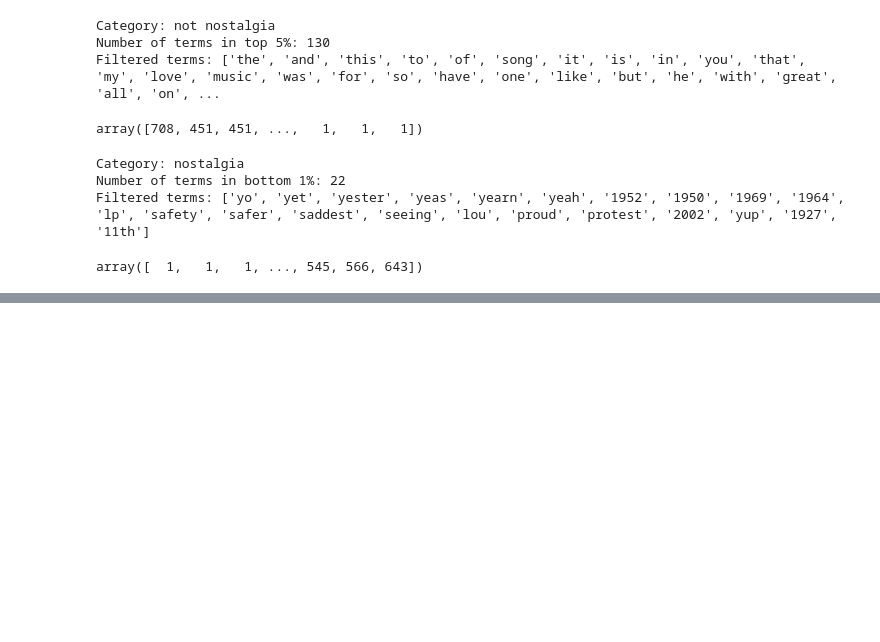
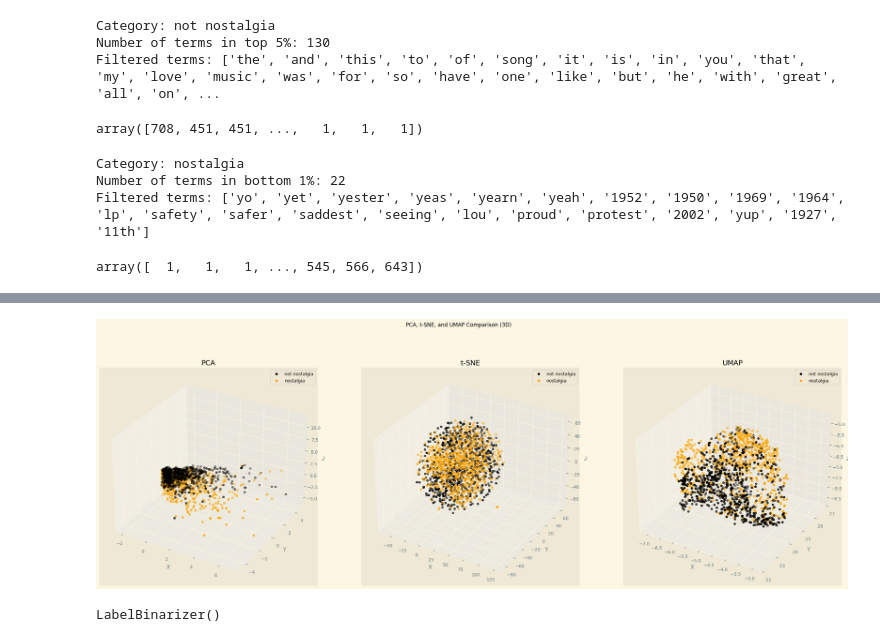
Before and after one commit to alan0502/DMLab1, a Jupyter notebook: DM2024-Lab1-Master/Secondpart.ipynb, the cells around one changed output, grey strips where cells are left out. Saved outputs shown, nothing was run; the diff lists cells and outputs as text; code cells hidden in the pictures; blank space fills up the shorter version.

```diff
--- a/DM2024-Lab1-Master/Secondpart.ipynb
+++ b/DM2024-Lab1-Master/Secondpart.ipynb
@@ -437,8 +433,8 @@ list(df[0:1]['unigrams'])
 from sklearn.feature_extraction.text import CountVectorizer
 
 count_vect = CountVectorizer()
-X_counts = count_vect.fit_transform(df.comment) #learn the vocabulary and return document-term matrix
-print(X_counts[0])
+df_counts = count_vect.fit_transform(X.comment) #learn the vocabulary and return document-term matridf
+print(df_counts[0])
 # %% [output]
 <Compressed Sparse Row sparse matrix of dtype 'int64'
         with 45 stored elements and shape (1, 3730)>
@@ -948,0 +1332,43 @@ Sparsity : 0.9972577329521729
+# %%
+from mpl_toolkits.mplot3d import Axes3D  # For 3D plotting
+
+# 更新降維處理，將結果降到三維
+X_pca_tdm = PCA(n_components=3).fit_transform(tdm_df.values)
+X_tsne_tdm = TSNE(n_components=3).fit_transform(tdm_df.values)
+X_umap_tdm = umap.UMAP(n_components=3).fit_transform(tdm_df.values)
+
+# 設置顏色
+col = ['black', 'orange']
+categories = X['sentiment'].unique()
+
+# 創建 3 個 3D 子圖
+fig = plt.figure(figsize=(30, 10))
+fig.suptitle('PCA, t-SNE, and UMAP Comparison (3D)')
+
+# 定義一個函數來為每個方法創建 3D 散點圖
+def plot_3d_scatter(ax, X_reduced, title):
+    for c, category in zip(col, categories):
+        xs = X_reduced[X['sentiment'] == category].T[0]
+        ys = X_reduced[X['sentiment'] == category].T[1]
+        zs = X_reduced[X['sentiment'] == category].T[2]
+        ax.scatter(xs, ys, zs, c=c, marker='o', label=category)
+
+    ax.set_title(title)
+    ax.set_xlabel('X')
+    ax.set_ylabel('Y')
+    ax.set_zlabel('Z')
+    ax.legend(loc='upper right')
+
+# 創建子圖和 3D 散點圖
+ax1 = fig.add_subplot(131, projection='3d')  # PCA
+plot_3d_scatter(ax1, X_pca_tdm, 'PCA')
+
+ax2 = fig.add_subplot(132, projection='3d')  # t-SNE
+plot_3d_scatter(ax2, X_tsne_tdm, 't-SNE')
+
+ax3 = fig.add_subplot(133, projection='3d')  # UMAP
+plot_3d_scatter(ax3, X_umap_tdm, 'UMAP')
+
+plt.show()
+# %% [output]
+[figure, added]
@@ -948,0 +1379,4 @@ Sparsity : 0.9972577329521729
+# %%
+mlb.fit(X.category)
+# %% [output]
+LabelBinarizer()
```
Also changed, not shown: parts of 110 cells of this notebook, 8 other files.
